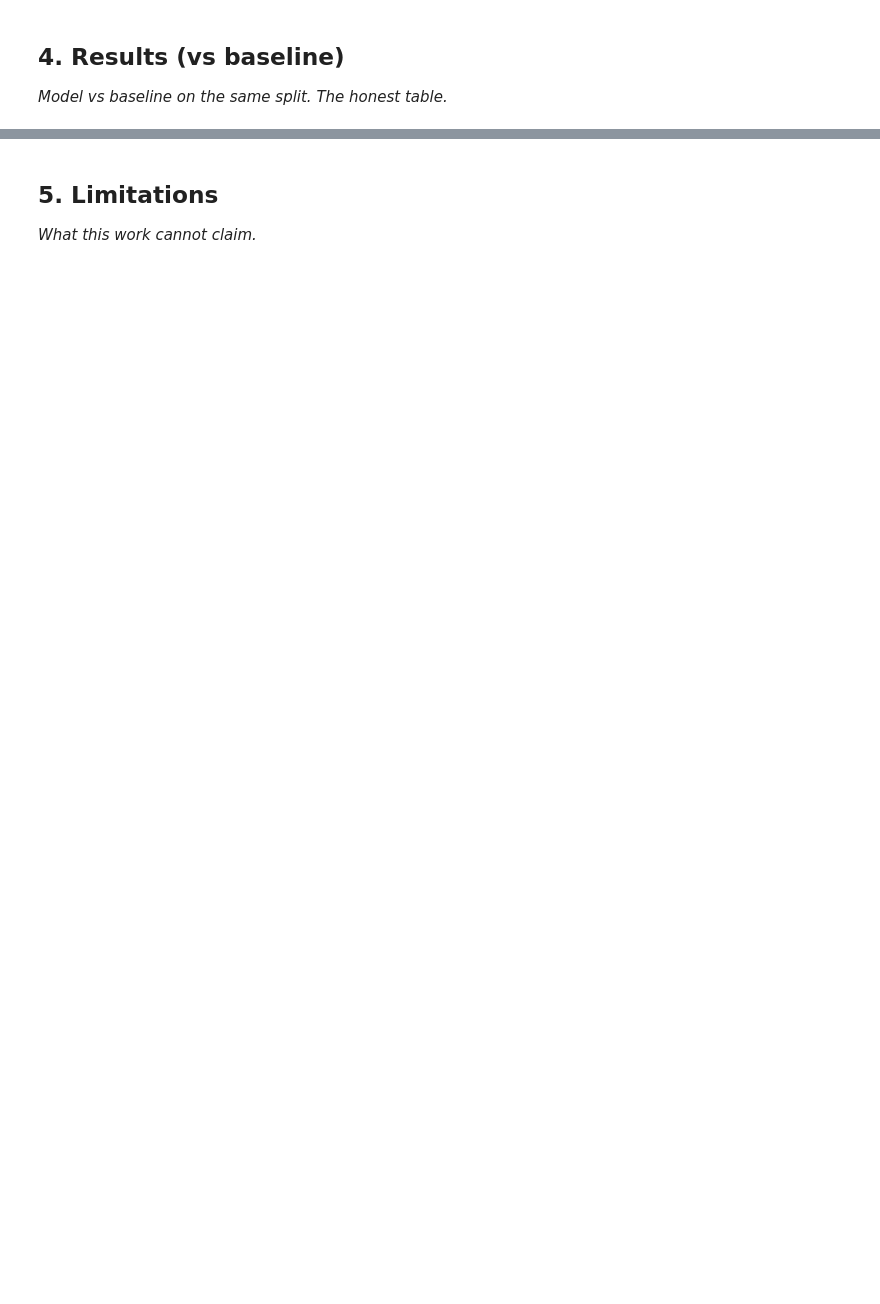
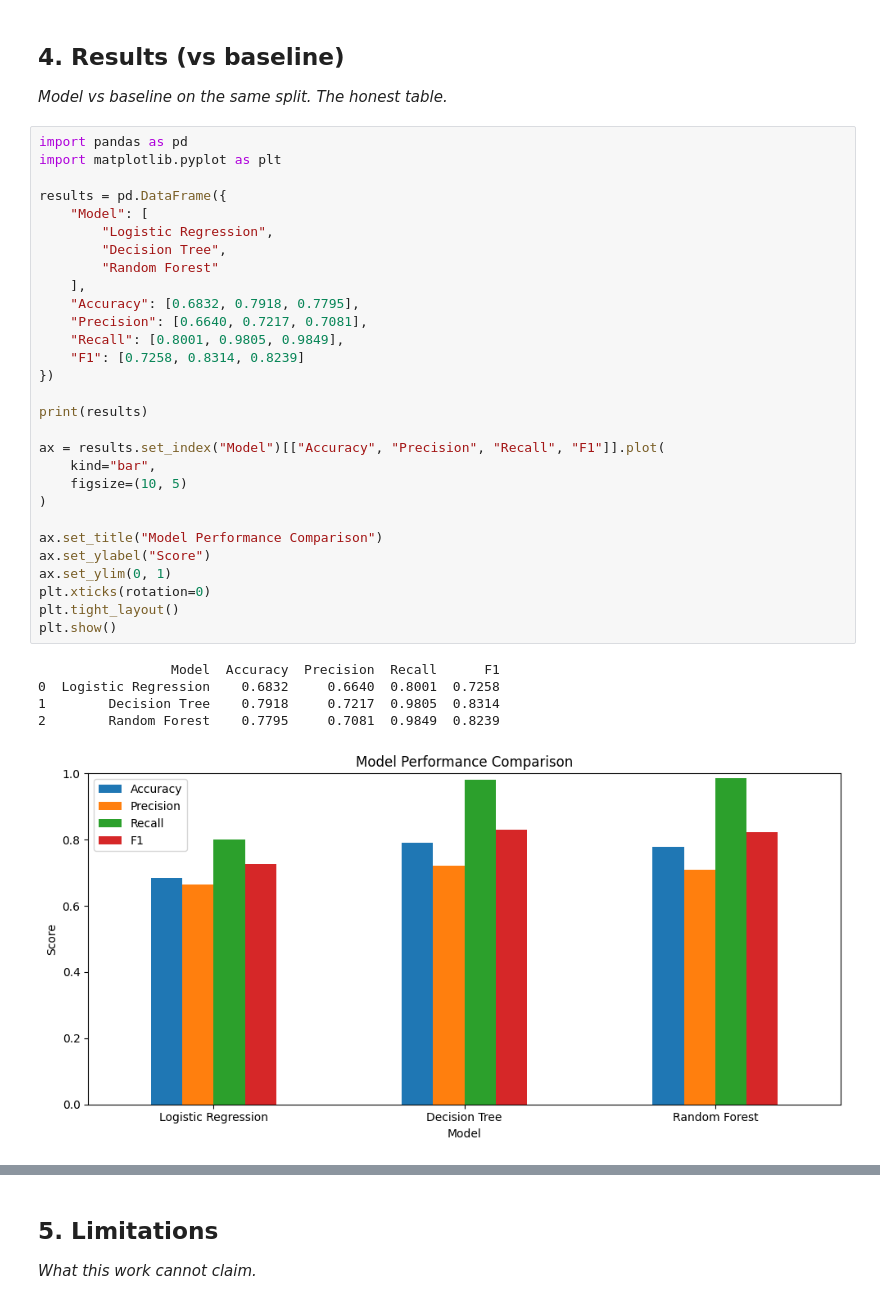
Before and after one commit to Charanya207/flyrank-ml-internship, a Jupyter notebook: work/notebooks/capstone.ipynb, the cells around one changed output, grey strips where cells are left out. Drawn from its saved outputs; the diff is of its cells as text; blank space fills up the shorter version.

```diff
--- a/work/notebooks/capstone.ipynb
+++ b/work/notebooks/capstone.ipynb
@@ -22,3 +115,38 @@ This skeleton is yours to fill. Work the sections **in order** — each one has
 ## 4. Results (vs baseline)
 
 *Model vs baseline on the same split. The honest table.*
+# %%
+import pandas as pd
+import matplotlib.pyplot as plt
+
+results = pd.DataFrame({
+    "Model": [
+        "Logistic Regression",
+        "Decision Tree",
+        "Random Forest"
+    ],
+    "Accuracy": [0.6832, 0.7918, 0.7795],
+    "Precision": [0.6640, 0.7217, 0.7081],
+    "Recall": [0.8001, 0.9805, 0.9849],
+    "F1": [0.7258, 0.8314, 0.8239]
+})
+
+print(results)
+
+ax = results.set_index("Model")[["Accuracy", "Precision", "Recall", "F1"]].plot(
+    kind="bar",
+    figsize=(10, 5)
+)
+
+ax.set_title("Model Performance Comparison")
+ax.set_ylabel("Score")
+ax.set_ylim(0, 1)
+plt.xticks(rotation=0)
+plt.tight_layout()
+plt.show()
+# %% [output]
+                 Model  Accuracy  Precision  Recall      F1
+0  Logistic Regression    0.6832     0.6640  0.8001  0.7258
+1        Decision Tree    0.7918     0.7217  0.9805  0.8314
+2        Random Forest    0.7795     0.7081  0.9849  0.8239
+[figure, added]
```
Also changed, not shown: parts of 18 cells of this notebook.
